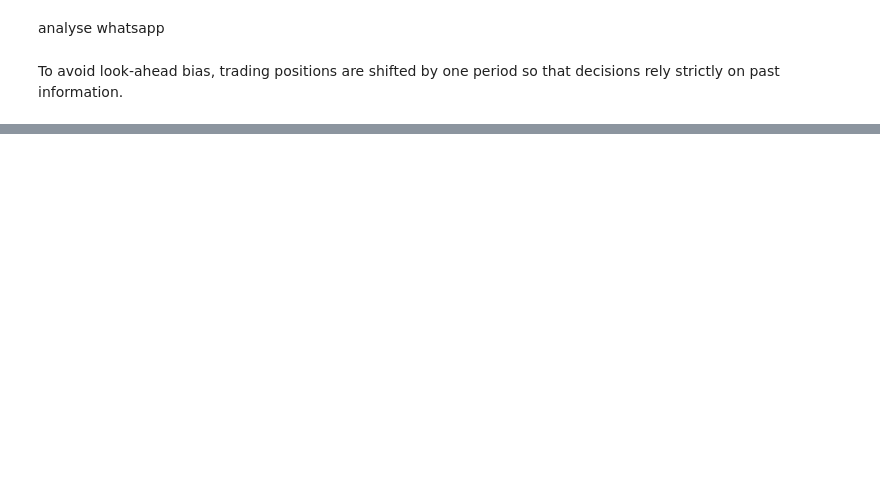
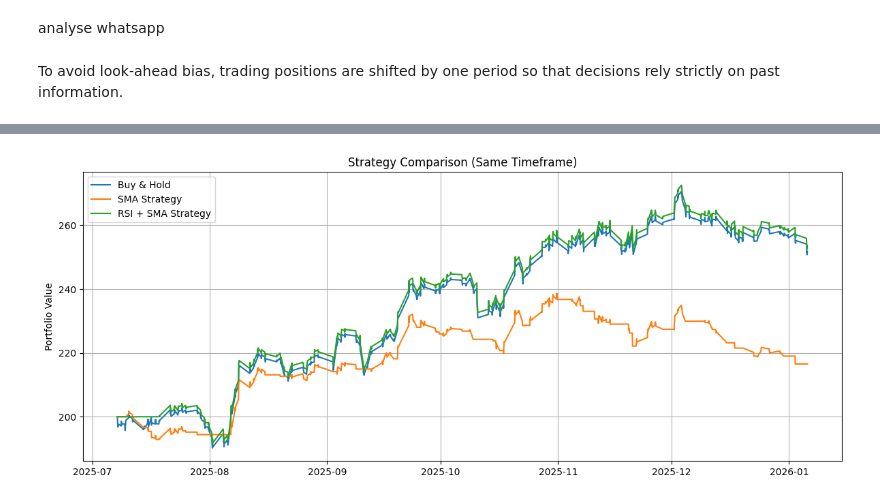
Before and after one commit to Juddt/Projet-Python-DAVROUX-DIDENOT, a Jupyter notebook: Projet_python_DAVROUX_DIDENOT.ipynb, the cells around one changed output, grey strips where cells are left out. Saved outputs shown, nothing was run; the diff lists cells and outputs as text; code cells hidden in the pictures; blank space fills up the shorter version.

```diff
--- a/Projet_python_DAVROUX_DIDENOT.ipynb
+++ b/Projet_python_DAVROUX_DIDENOT.ipynb
@@ -246,0 +306,65 @@ plt.show()
+# %%
+params = differents_timeframes[selected_view]
+
+RSI_LOW  = params["rsi_low"]
+RSI_HIGH = params["rsi_high"]
+
+
+prices_aapl["Combined_Position"] = 0
+
+# Condition d'achat
+buy_signal = (
+    (prices_aapl["Close"] > prices_aapl["SMA"]) &
+    (prices_aapl["RSI"].shift(1) < RSI_LOW) &
+    (prices_aapl["RSI"] >= RSI_LOW)
+)
+
+# Condition de vente
+sell_signal = (
+    (prices_aapl["RSI"].shift(1) > RSI_HIGH) &
+    (prices_aapl["RSI"] <= RSI_HIGH)
+) | (prices_aapl["Close"] < prices_aapl["SMA"])
+
+prices_aapl.loc[buy_signal, "Combined_Position"] = 1
+prices_aapl.loc[sell_signal, "Combined_Position"] = 0
+
+# Maintien de la position
+prices_aapl["Combined_Position"] = (
+    prices_aapl["Combined_Position"]
+    .replace(0, np.nan)
+    .ffill()
+    .fillna(0)
+)
+
+# Anti look-ahead
+prices_aapl["Combined_Position_Shifted"] = (
+    prices_aapl["Combined_Position"].shift(1).fillna(0)
+)
+
+prices_aapl["RSI_SMA_Strategy"] = (
+    (1 + prices_aapl["Return"] * prices_aapl["Combined_Position_Shifted"])
+    .fillna(1)
+    .cumprod()
+    * initial_capital
+)
+
+
+prices_aapl["Buy and Hold"] = (
+    (1 + prices_aapl["Return"].fillna(0))
+    .cumprod()
+    * initial_capital
+)
+
+plt.figure(figsize=(12, 5))
+plt.plot(prices_aapl["Datetime"], prices_aapl["Buy and Hold"], label="Buy & Hold")
+plt.plot(prices_aapl["Datetime"], prices_aapl["SMA_Strategy"], label="SMA Strategy")
+plt.plot(prices_aapl["Datetime"], prices_aapl["RSI_SMA_Strategy"], label="RSI + SMA Strategy")
+
+plt.title("Strategy Comparison (Same Timeframe)")
+plt.ylabel("Portfolio Value")
+plt.legend()
+plt.grid(True)
+plt.tight_layout()
+plt.show()
+# %% [output]
+[figure, added]
```
Also changed, not shown: parts of 12 cells of this notebook.
